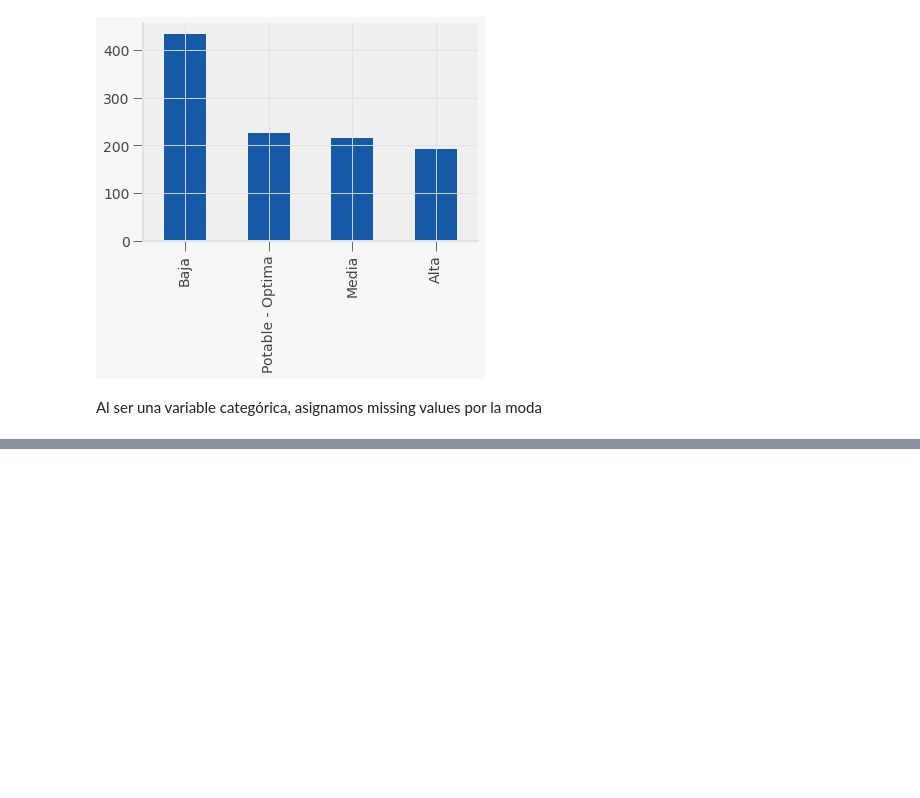
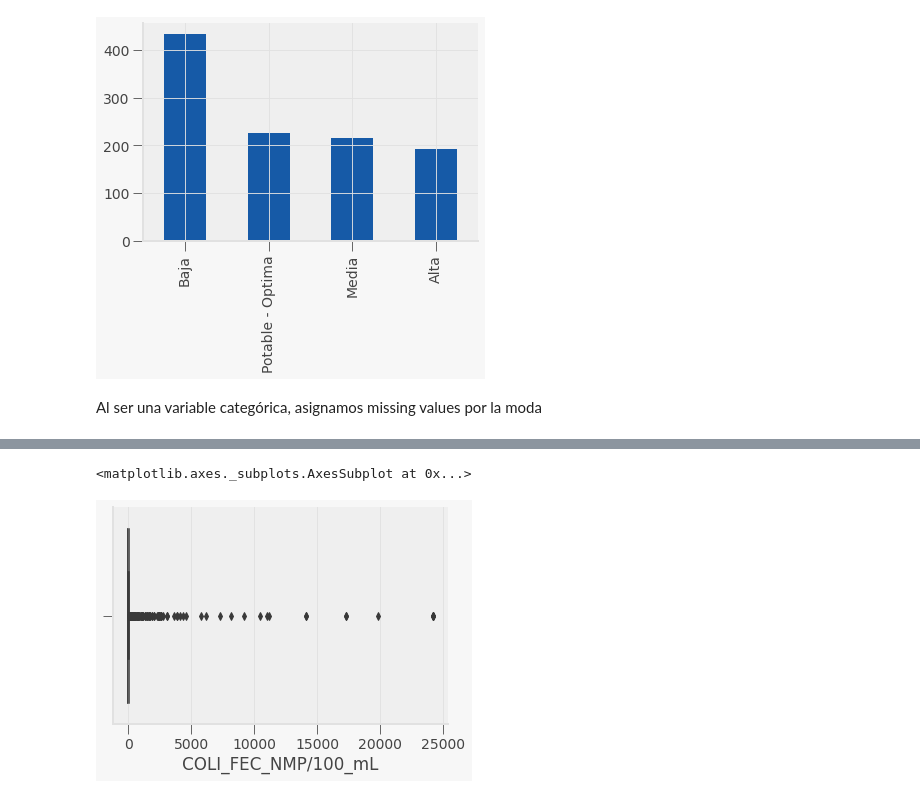
Before and after one commit to PosgradoMNA/actividades-del-projecto-equipo_88, a Jupyter notebook: Reto_Eq_88.ipynb, the cells around one changed output, grey strips where cells are left out. Cells and saved outputs as stored; diff of their text form; code cells hidden in the pictures; blank space fills up the shorter version.

```diff
--- a/Reto_Eq_88.ipynb
+++ b/Reto_Eq_88.ipynb
@@ -693,0 +750,3 @@ df[variable] = df[variable].fillna(value=valor) ## Asignación a valores nulos
+# %%
+valor = df[variable].mode()[0] ## Guardar la moda
+df[variable] = df[variable].fillna(value=valor) ## Asignación a valores nulos
@@ -693,0 +755,2 @@ df[variable] = df[variable].fillna(value=valor) ## Asignación a valores nulos
+# %%
+variable = 'COLI_FEC_NMP/100_mL'
@@ -693,0 +762,9 @@ df[variable] = df[variable].fillna(value=valor) ## Asignación a valores nulos
+# %%
+df[variable] = np.where(df[variable]=="<1.1", 0, df[variable])
+# %%
+df[variable] = df[variable].astype("double")
+# %%
+sns.boxplot(x=df[variable])
+# %% [output]
+<matplotlib.axes._subplots.AxesSubplot at 0x...>
+[figure, added]
```
Also changed, not shown: parts of 303 cells of this notebook.
